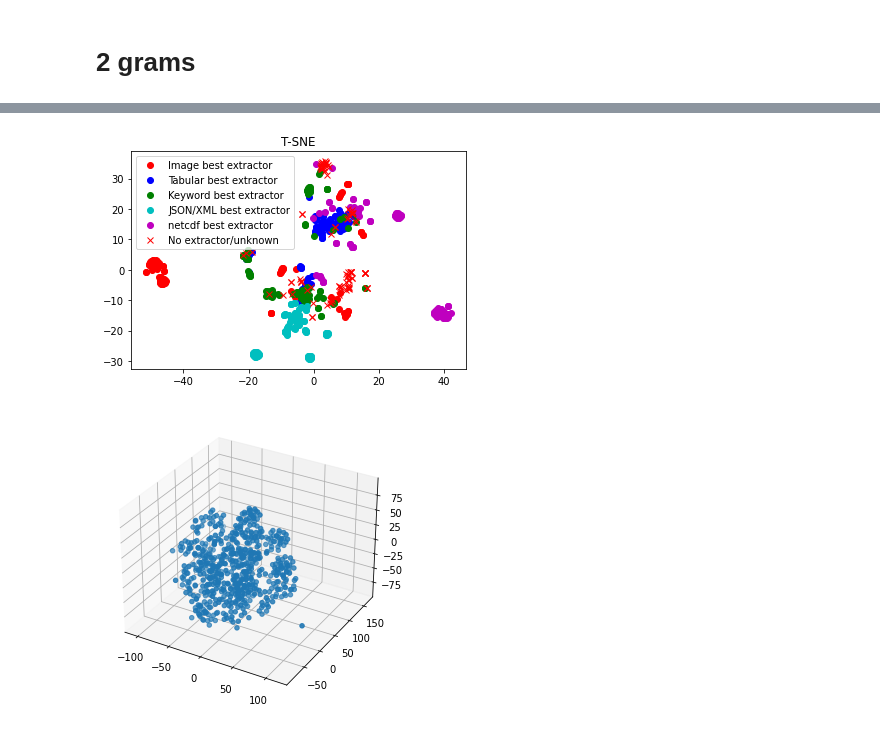
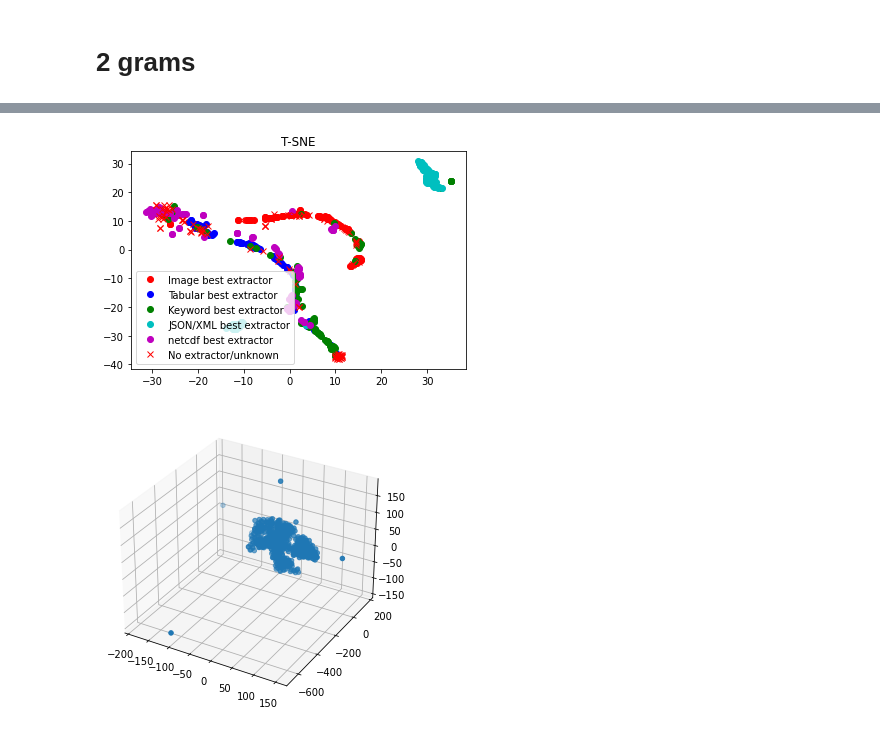
Before and after one commit to xtracthub/MetaDataExtractionModel, a Jupyter notebook: subdataset/subsetVectorAnalysis.ipynb, the cells around one changed output, grey strips where cells are left out. Saved outputs shown, nothing was run; the diff lists cells and outputs as text; code cells hidden in the pictures.

```diff
--- a/subdataset/subsetVectorAnalysis.ipynb
+++ b/subdataset/subsetVectorAnalysis.ipynb
@@ -16,7 +16,7 @@ from sklearn.manifold import TSNE
 from sklearn.preprocessing import StandardScaler
 from sklearn.pipeline import Pipeline
 # %%
-with open('gathered_data_byte_vector/sample1/byte_vectors_v1_1024B.pkl', "rb") as fp:
+with open('gathered_data_byte_vector/sample1/byte_vectors_v1_512KB.pkl', "rb") as fp:
     dataset = pickle.load(fp)
 print(len(dataset))
 # %% [output]
@@ -279,22 +323,22 @@ tsne_after_pca = Pipeline([
 twogram_tsne = tsne_after_pca.fit_transform(two_grams_total_dataset)
 plot_extractors_against_feature_reduction(all_file_data, twogram_tsne, "T-SNE")
 # %% [output]
-[figure, old version]
+[figure, new version]
 # %%
 sc = StandardScaler()
-pca = PCA(n_components=50)
+pca = PCA(n_components=100)
 tsne = TSNE(n_components=3)
 
 tsne_after_pca = Pipeline([
     ('std_scaler', sc),
     ('pca', pca),
     ('tsne', tsne)
 ])
 
 twogram_tsne = tsne_after_pca.fit_transform(two_grams_total_dataset)
 fig = plt.figure()
 ax = Axes3D(fig)
 ax.scatter(twogram_tsne[:,0], twogram_tsne[:,1], twogram_tsne[:,2])
 plt.show()
 # %% [output]
-[figure, old version]
+[figure, new version]
```
Also changed, not shown: parts of 22 cells of this notebook, 2 other files.
